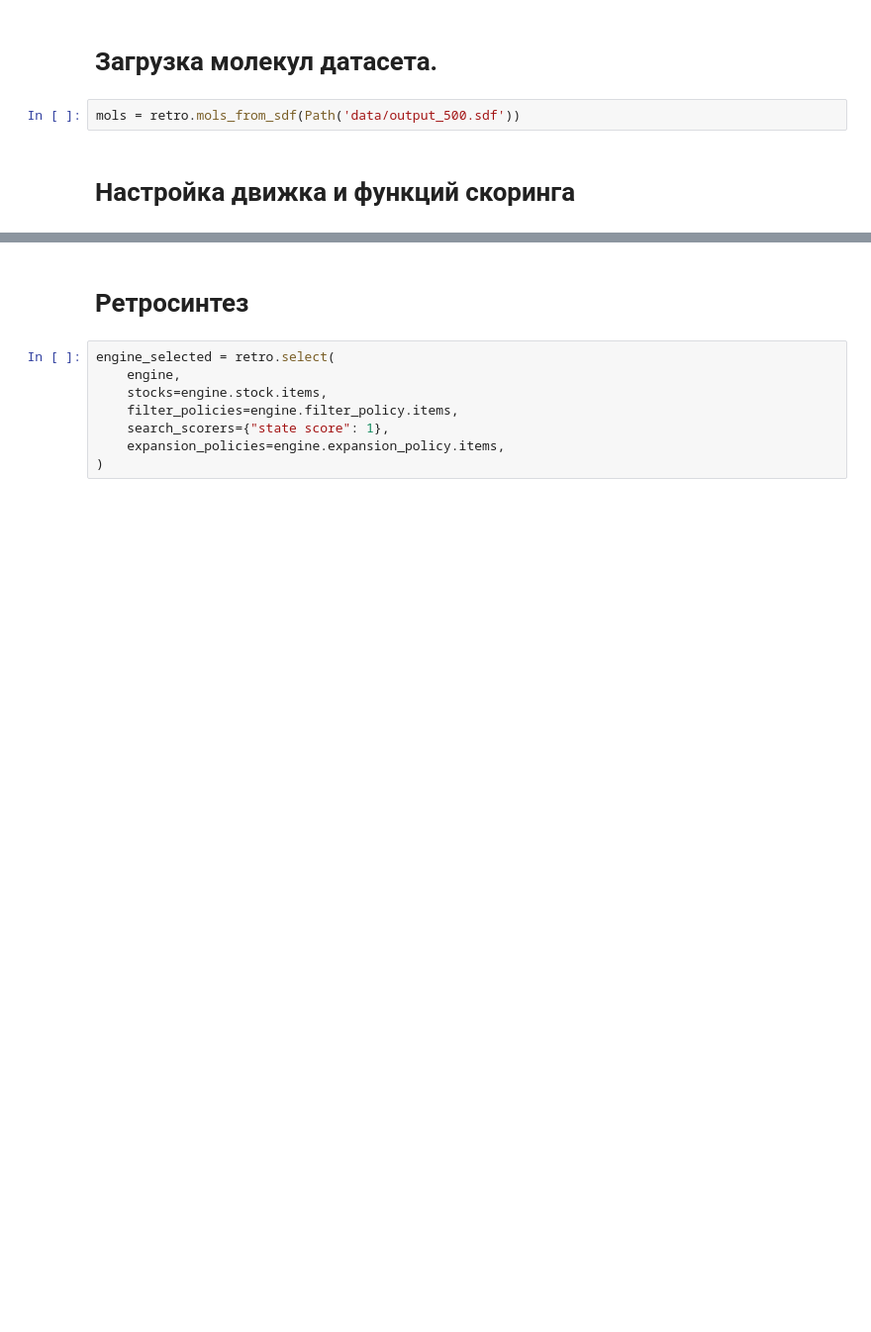
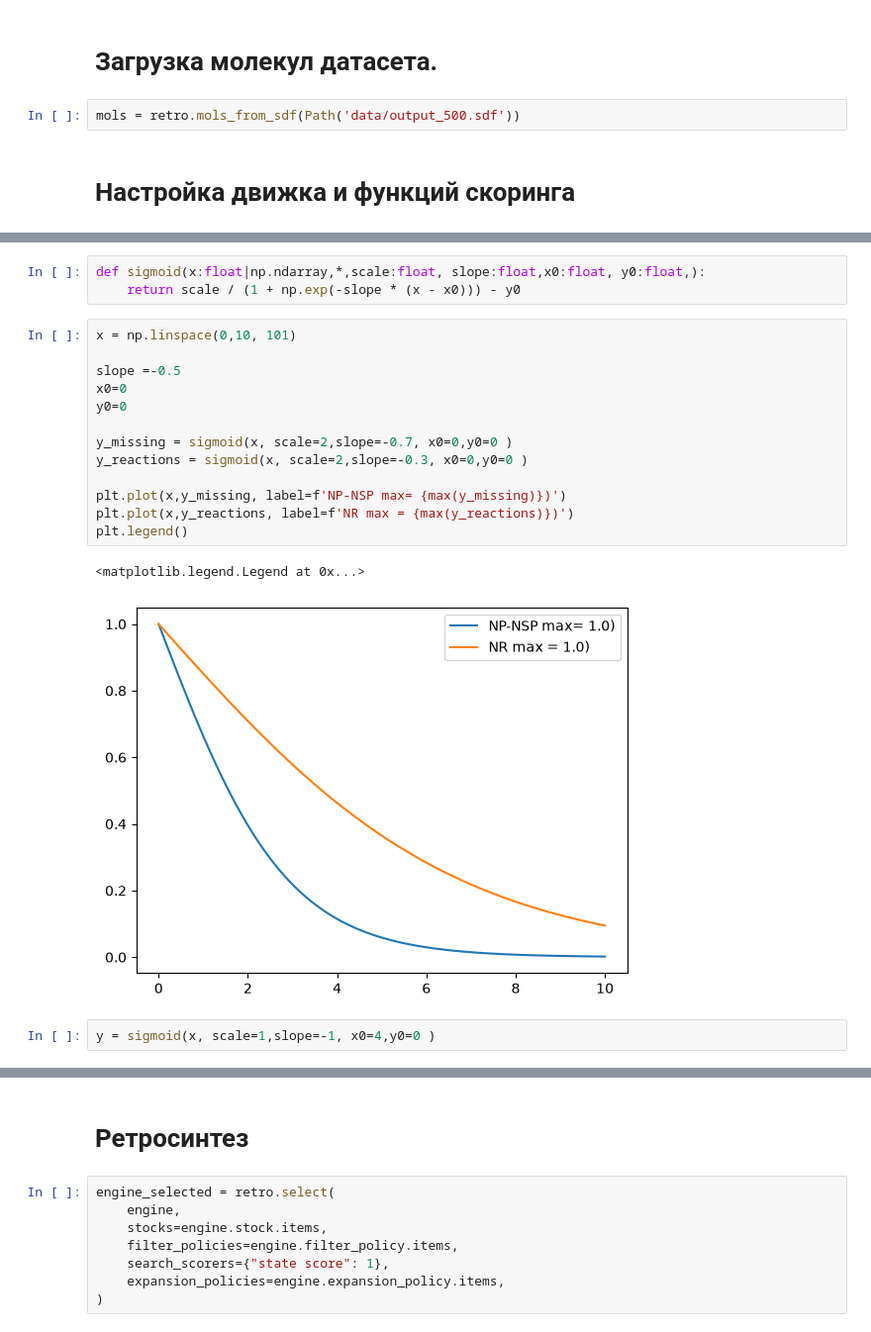
Before and after one commit to EnglishBeach/ChemRAR, a Jupyter notebook: examples/scoring.ipynb, the cells around one changed output, grey strips where cells are left out. Shown at 99% size. Cells and saved outputs as stored; diff of their text form; blank space fills up the shorter version.

```diff
--- a/examples/scoring.ipynb
+++ b/examples/scoring.ipynb
@@ -58 +153,22 @@ scorers.availability. FractionInStockScorer
+# %%
+def sigmoid(x:float|np.ndarray,*,scale:float, slope:float,x0:float, y0:float,):
+    return scale / (1 + np.exp(-slope * (x - x0))) - y0
+# %%
+x = np.linspace(0,10, 101)
+
+slope =-0.5
+x0=0
+y0=0
+
+y_missing = sigmoid(x, scale=2,slope=-0.7, x0=0,y0=0 )
+y_reactions = sigmoid(x, scale=2,slope=-0.3, x0=0,y0=0 )
+
+plt.plot(x,y_missing, label=f'NP-NSP max= {max(y_missing)})')
+plt.plot(x,y_reactions, label=f'NR max = {max(y_reactions)})')
+plt.legend()
+# %% [output]
+<matplotlib.legend.Legend at 0x...>
+[figure, added]
+# %%
+y = sigmoid(x, scale=1,slope=-1, x0=4,y0=0 )
 # %%
```
Also changed, not shown: parts of 14 cells of this notebook, 1 other file.
